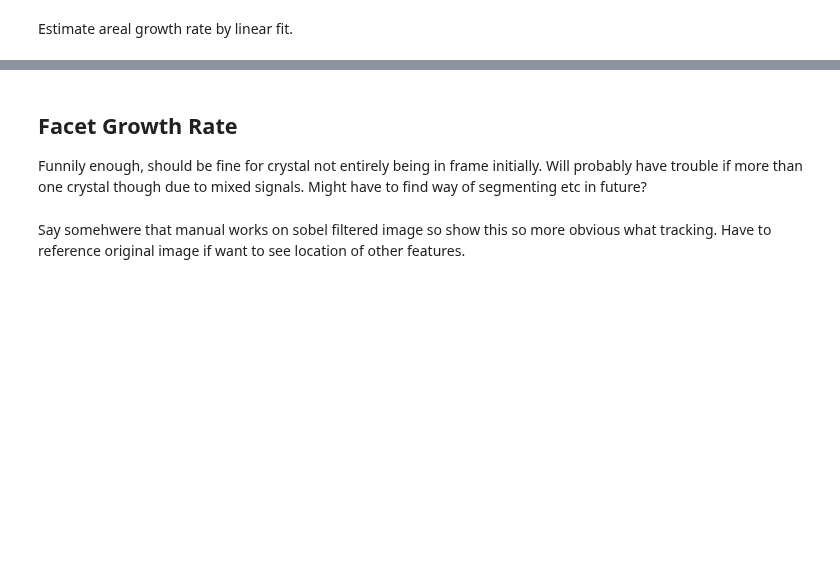
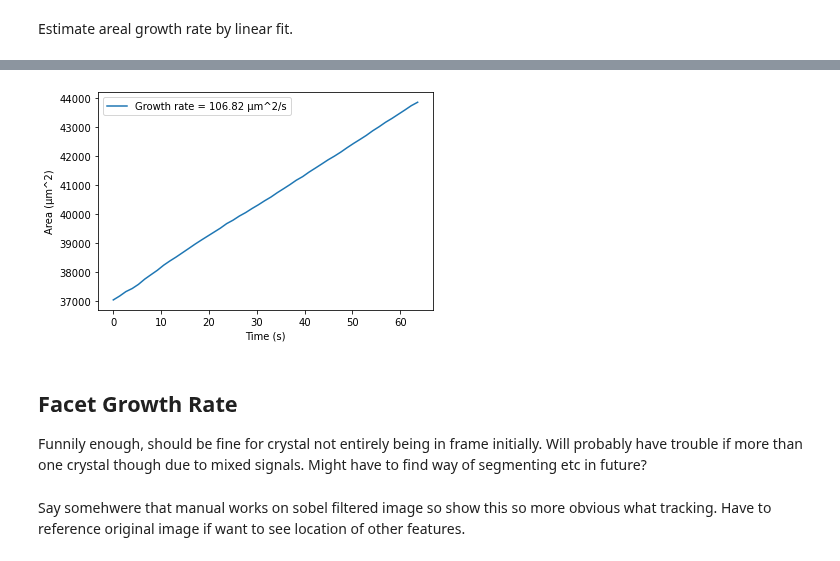
Before and after one commit to ESaundersNano/Mini-1-Multidimensional-analysis-of-perovskite-growth, a Jupyter notebook: optical_image_growth_rate.ipynb, the cells around one changed output, grey strips where cells are left out. Cells and saved outputs as stored; diff of their text form; code cells hidden in the pictures; blank space fills up the shorter version.

```diff
--- a/optical_image_growth_rate.ipynb
+++ b/optical_image_growth_rate.ipynb
@@ -237,3 +297,13 @@ print(a, "µm^2/s")
+# %%
+%matplotlib inline
+plt.figure()
+plt.plot(crystal_time_series, crystal_area_series, label=('Growth rate = {0:.2f} µm^2/s'.format(area_g_rate)))
+plt.xlabel("Time (s)")
+plt.ylabel("Area (µm^2)")
+plt.legend()
+plt.show()
+# %% [output]
+[figure, added]
 # %% [markdown]
 ## Facet Growth Rate
 
```
Also changed, not shown: parts of 17 cells of this notebook, 2 other files.
